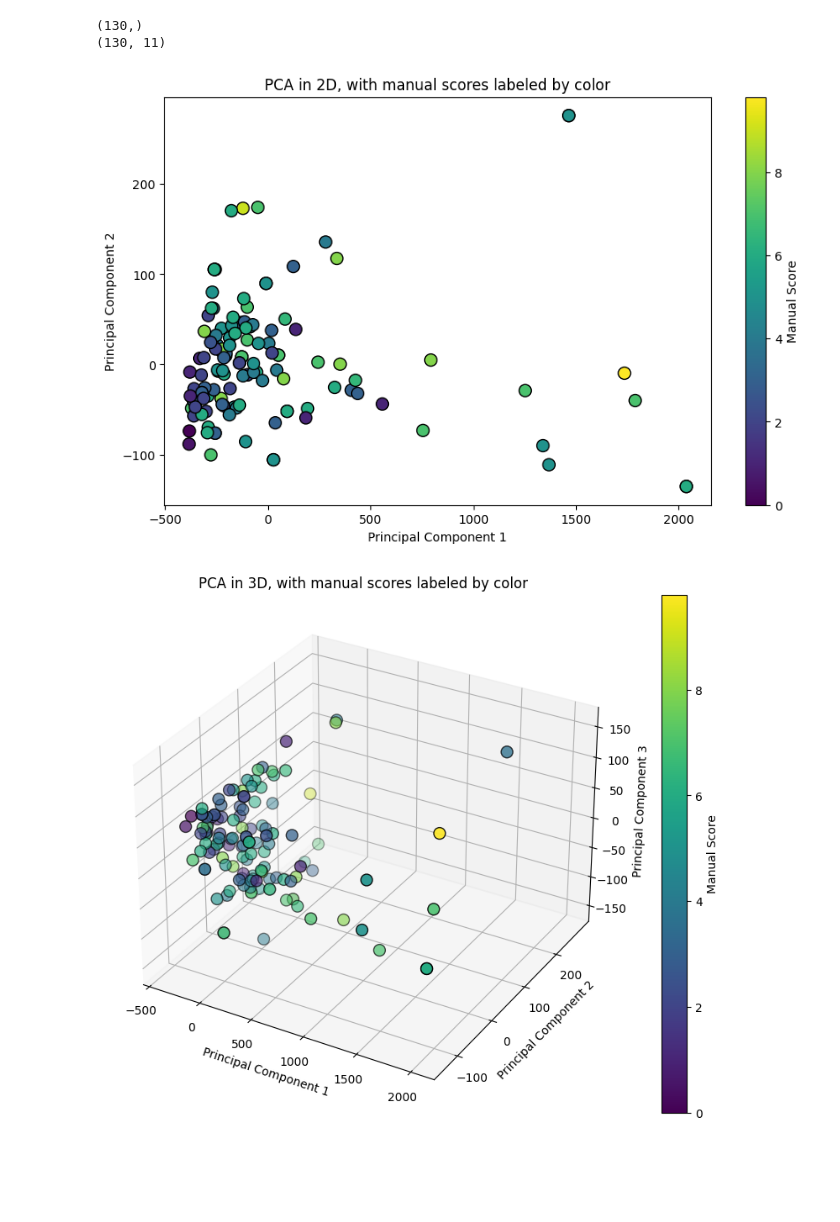
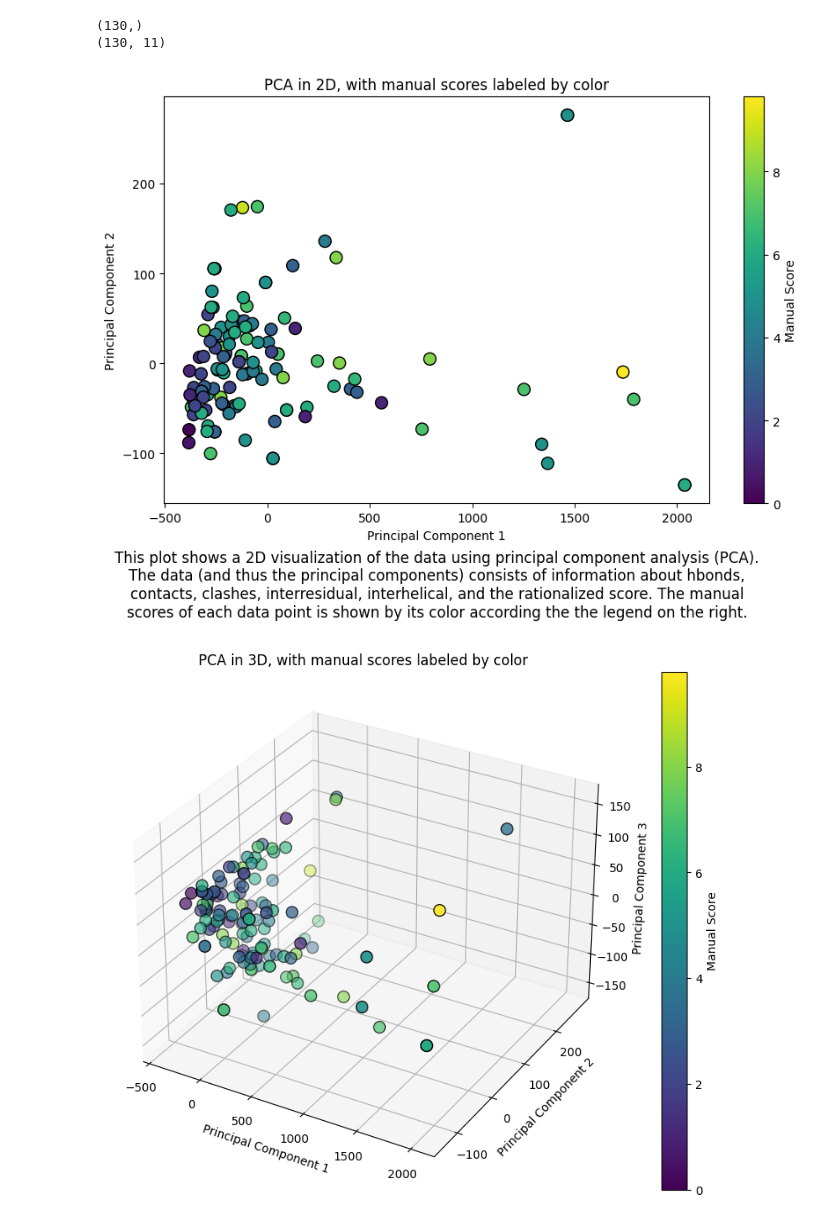
Before and after one commit to riensou/SNP-automate, a Jupyter notebook: scripts/data_exploration.ipynb, the cells around one changed output. Cells and saved outputs as stored; diff of their text form; code cells hidden in the pictures; blank space fills up the shorter version.

Commit message:
added captions to some figures

```diff
--- a/scripts/data_exploration.ipynb
+++ b/scripts/data_exploration.ipynb
@@ -20,26 +20,30 @@ print(features.shape)
 # %%
 pca = PCA(n_components=2)
 principal_components = pca.fit_transform(features)
 
 plt.figure(figsize=(10, 6))
 
 scatter = plt.scatter(
     principal_components[:, 0],
     principal_components[:, 1],
     c=labels,
     cmap=plt.get_cmap('viridis'),
     marker='o',
     edgecolors='k',
     s=100  #
 )
 cbar = plt.colorbar(scatter)
 cbar.set_label('Manual Score')
 plt.xlabel('Principal Component 1')
 plt.ylabel('Principal Component 2')
 plt.title('PCA in 2D, with manual scores labeled by color')
+
+caption = "This plot shows a 2D visualization of the data using principal component analysis (PCA).\nThe data (and thus the principal components) consists of information about hbonds,\ncontacts, clashes, interresidual, interhelical, and the rationalized score. The manual\nscores of each data point is shown by its color according the the legend on the right."
+plt.text(0.5, -0.2, caption, ha='center', va='center', transform=plt.gca().transAxes, fontsize=12)
+
 plt.show()
 # %% [output]
-[figure, old version]
+[figure, new version]
 # %%
 pca = PCA(n_components=3)
 principal_components = pca.fit_transform(features)
```
Also changed, not shown: 1 other file.
